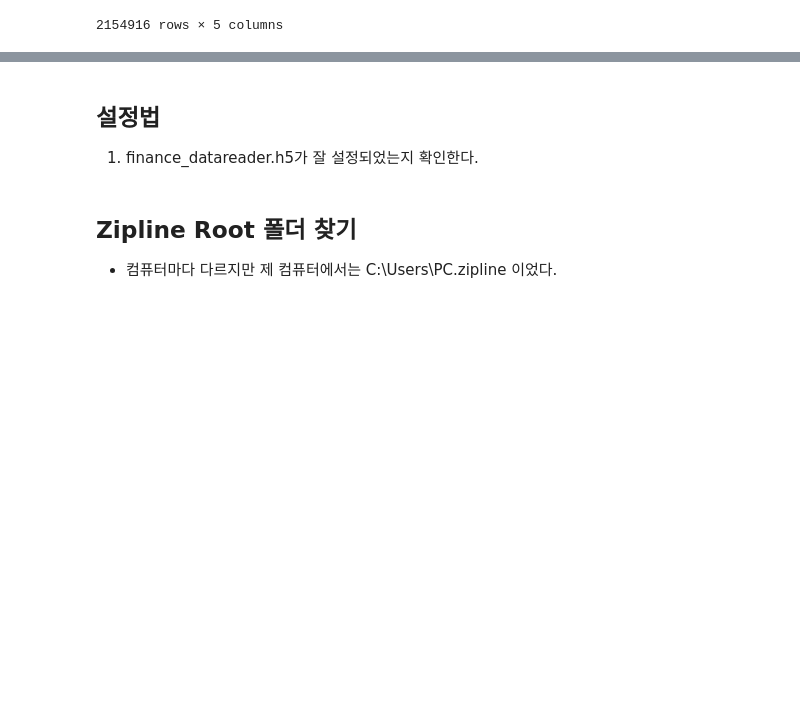
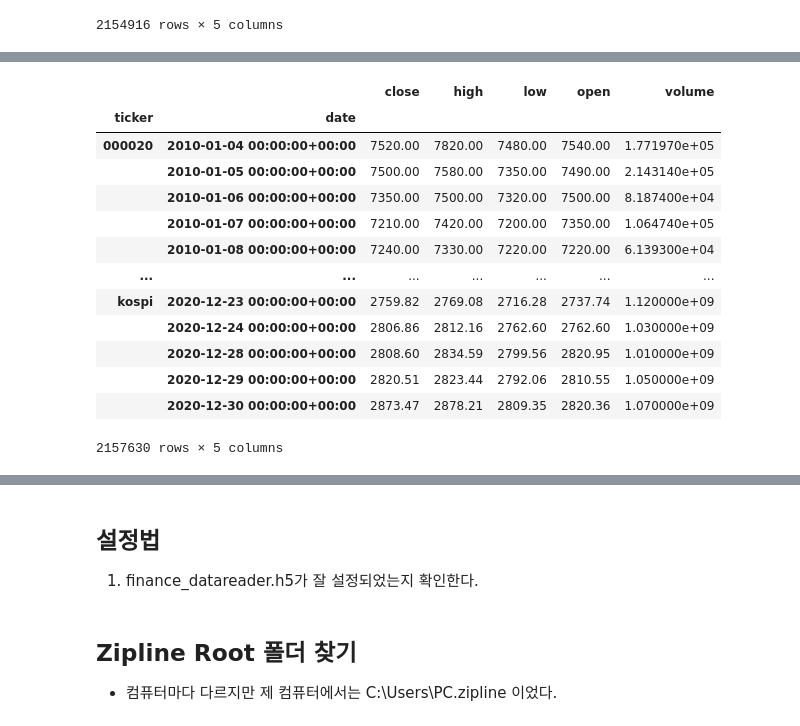
Before and after one commit to Hertz-and-Alpha/machine-learning-for-trading-korea-stock, a Jupyter notebook: 04_alpha_factor_research/00_custom_bundle/stock_preprocessing.ipynb, the cells around one changed output, grey strips where cells are left out. Saved outputs shown, nothing was run; the diff lists cells and outputs as text; code cells hidden in the pictures; blank space fills up the shorter version.

```diff
--- a/04_alpha_factor_research/00_custom_bundle/stock_preprocessing.ipynb
+++ b/04_alpha_factor_research/00_custom_bundle/stock_preprocessing.ipynb
@@ -82,3 +152,20 @@ None
+# %%
+prices
+# %% [output]
+|  |  | close | high | low | open | volume |
+| ticker | date |  |  |  |  |  |
+| 000020 | 2010-01-04 00:00:00+00:00 | 7520.00 | 7820.00 | 7480.00 | 7540.00 | 1.771970e+05 |
+|  | 2010-01-05 00:00:00+00:00 | 7500.00 | 7580.00 | 7350.00 | 7490.00 | 2.143140e+05 |
+|  | 2010-01-06 00:00:00+00:00 | 7350.00 | 7500.00 | 7320.00 | 7500.00 | 8.187400e+04 |
+|  | 2010-01-07 00:00:00+00:00 | 7210.00 | 7420.00 | 7200.00 | 7350.00 | 1.064740e+05 |
+|  | 2010-01-08 00:00:00+00:00 | 7240.00 | 7330.00 | 7220.00 | 7220.00 | 6.139300e+04 |
+| ... | ... | ... | ... | ... | ... | ... |
+| kospi | 2020-12-23 00:00:00+00:00 | 2759.82 | 2769.08 | 2716.28 | 2737.74 | 1.120000e+09 |
+|  | 2020-12-24 00:00:00+00:00 | 2806.86 | 2812.16 | 2762.60 | 2762.60 | 1.030000e+09 |
+|  | 2020-12-28 00:00:00+00:00 | 2808.60 | 2834.59 | 2799.56 | 2820.95 | 1.010000e+09 |
+|  | 2020-12-29 00:00:00+00:00 | 2820.51 | 2823.44 | 2792.06 | 2810.55 | 1.050000e+09 |
+|  | 2020-12-30 00:00:00+00:00 | 2873.47 | 2878.21 | 2809.35 | 2820.36 | 1.070000e+09 |
+2157630 rows × 5 columns
 # %%
 symbols = load_symbols(tickers)
 print(symbols.info(null_counts=True))
```
Also changed, not shown: parts of 15 cells of this notebook.
